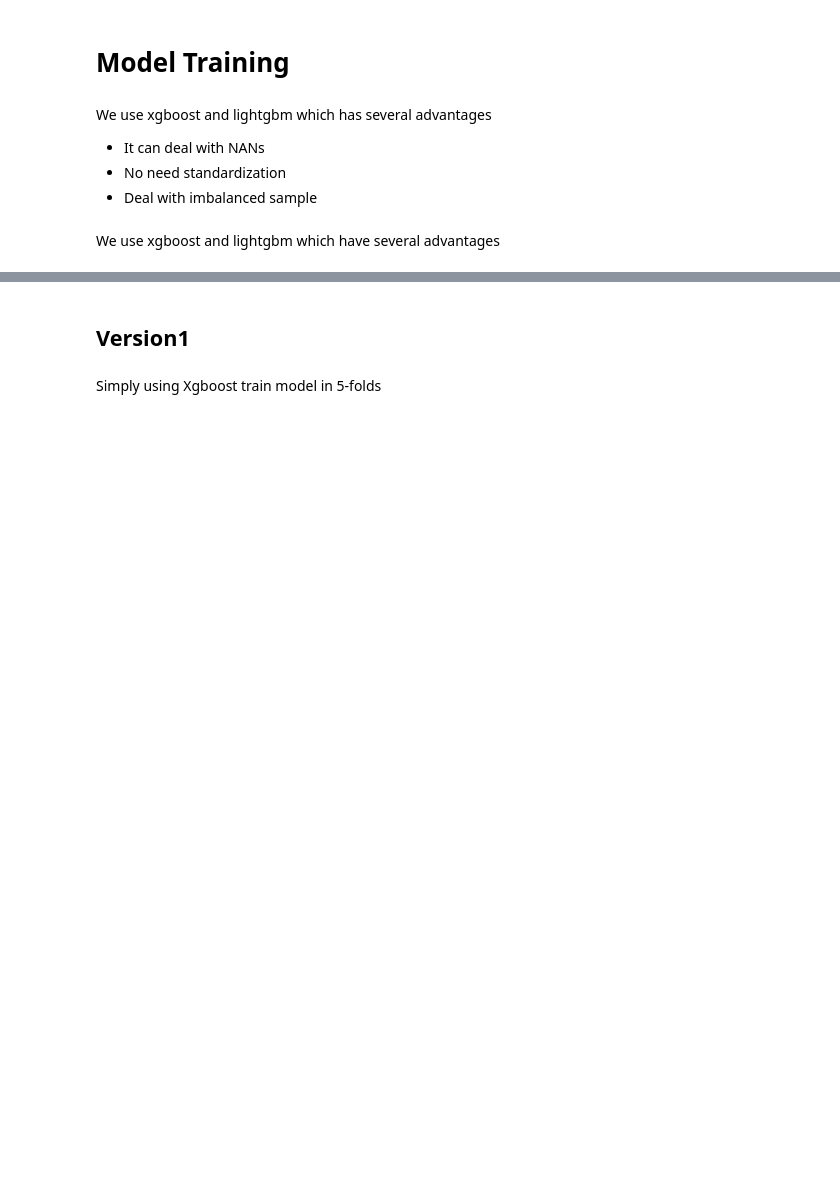
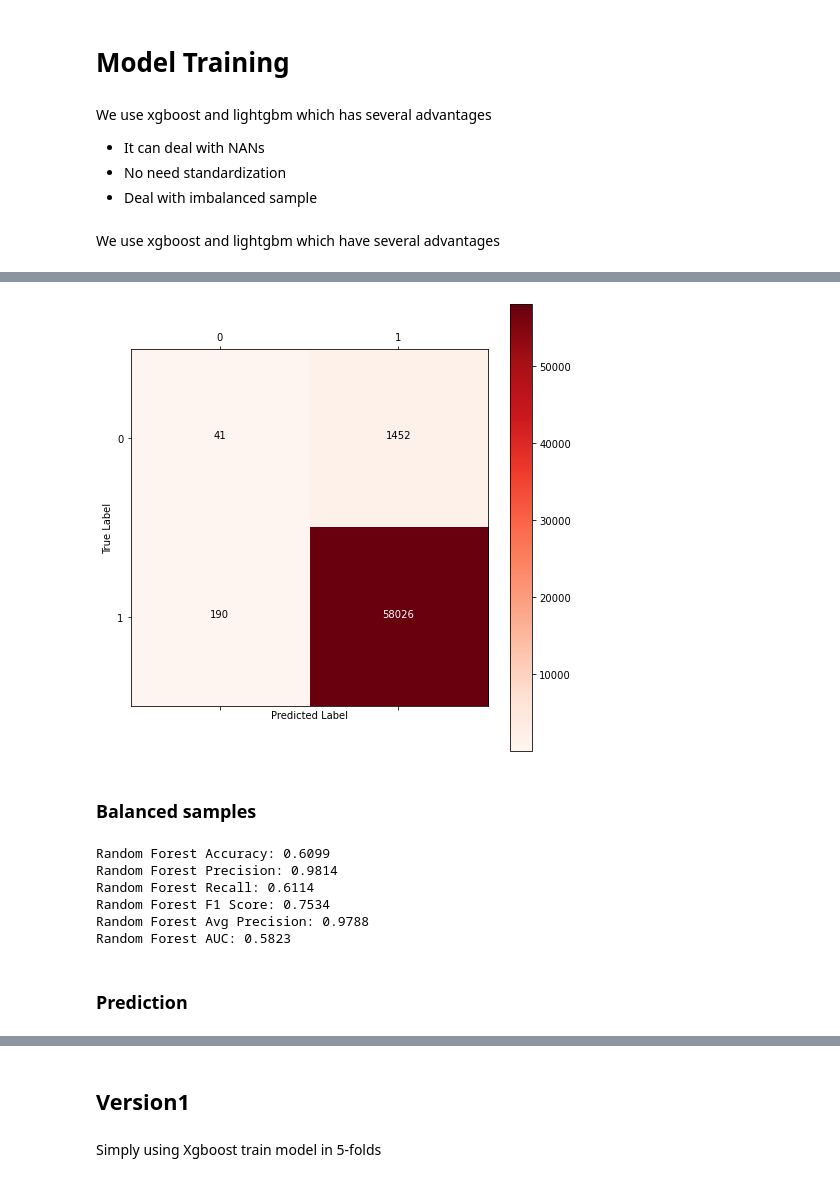
Before and after one commit to pkuWu/2023_MLF_Project, a Jupyter notebook: Final.ipynb, the cells around one changed output, grey strips where cells are left out. Cells and saved outputs as stored; diff of their text form; code cells hidden in the pictures; blank space fills up the shorter version.

```diff
--- a/Baseline.ipynb
+++ b/Final.ipynb
@@ -218,9 +220,37 @@ def plot_confusion_matrix(test_result):
             plt.text(j, i, format(cm[i, j], 'd'),
                      horizontalalignment="center",
                      color="white" if cm[i, j] > thresh else "black")
-    plt.ylabel('Predicted Label')
-    plt.xlabel('True Label')
+    plt.ylabel('True Label')
+    plt.xlabel('Predicted Label')
     plt.show()
+# %%
+def test_rf_model(model_list):
+    rf_test_result = pd.DataFrame(columns=[['pred','true']])
+    rf_test_result['true'] = test_y_nona
+    res = []
+    for model in model_list:
+        res.append(model.predict(test_x_nona))
+
+    pred_prob = np.mean(res,axis=0)
+    rf_test_result['prob'] = pred_prob
+    rf_test_result['pred'] = np.array([1 if x > 0.5 else 0 for x in pred_prob])
+
+    amex_metric = amex_metric_mod(test_y_nona,pred_prob)
+
+    cm = confusion_matrix(rf_test_result['true'], rf_test_result['pred'])
+
+    print("Random Forest Accuracy: {:.4f}".format(accuracy_score(rf_test_result['pred'], rf_test_result['true'])))
+    print("Random Forest Precision: {:.4f}".format(precision_score(rf_test_result['pred'], rf_test_result['true'])))
+    print("Random Forest Recall: {:.4f}".format(recall_score(rf_test_result['pred'], rf_test_result['true'])))
+    print("Random Forest F1 Score: {:.4f}".format(f1_score(rf_test_result['pred'], rf_test_result['true'])))
+    print("Random Forest avg Precision: {:.4f}".format(average_precision_score(rf_test_result['pred'], rf_test_result['true'])))
+    print("Random Forest AUC: {:.4f}".format(roc_auc_score(rf_test_result['pred'], rf_test_result['true'])))
+
+    Neg_Recall_rate = cm[0,0]/(cm[0,0]+cm[0,1])
+    Neg_Precision_rate = cm[0,0]/(cm[0,0]+cm[0,1])
+    Neg_F1_score = Neg_Recall_rate * Neg_Precision_rate / (Neg_Recall_rate+Neg_Precision_rate)
+    print(f'Recall rate for Negative sample:{round(Neg_Recall_rate,4)}')
+    return rf_test_result
 # %%
 def test_xgb_model(model_list):
     xgb_test_result = pd.DataFrame(columns=[['pred','true']])
@@ -255,0 +362,2 @@ We use xgboost and lightgbm which have several advantages
+# %%
+rf_model_list = train_rf_model(balanced=False)
@@ -255,0 +373,2 @@ We use xgboost and lightgbm which have several advantages
+# %%
+rf_test_result = test_rf_model(rf_model_list)
@@ -255,0 +383,17 @@ We use xgboost and lightgbm which have several advantages
+# %%
+plot_confusion_matrix(rf_test_result)
+# %% [output]
+[figure, added]
+# %% [markdown]
+### Balanced samples
+# %%
+rf_model_list1 = train_rf_model(balanced=True)
+# %% [output]
+Random Forest Accuracy: 0.6099
+Random Forest Precision: 0.9814
+Random Forest Recall: 0.6114
+Random Forest F1 Score: 0.7534
+Random Forest Avg Precision: 0.9788
+Random Forest AUC: 0.5823
+# %% [markdown]
+### Prediction
```
Also changed, not shown: parts of 13 cells of this notebook.
